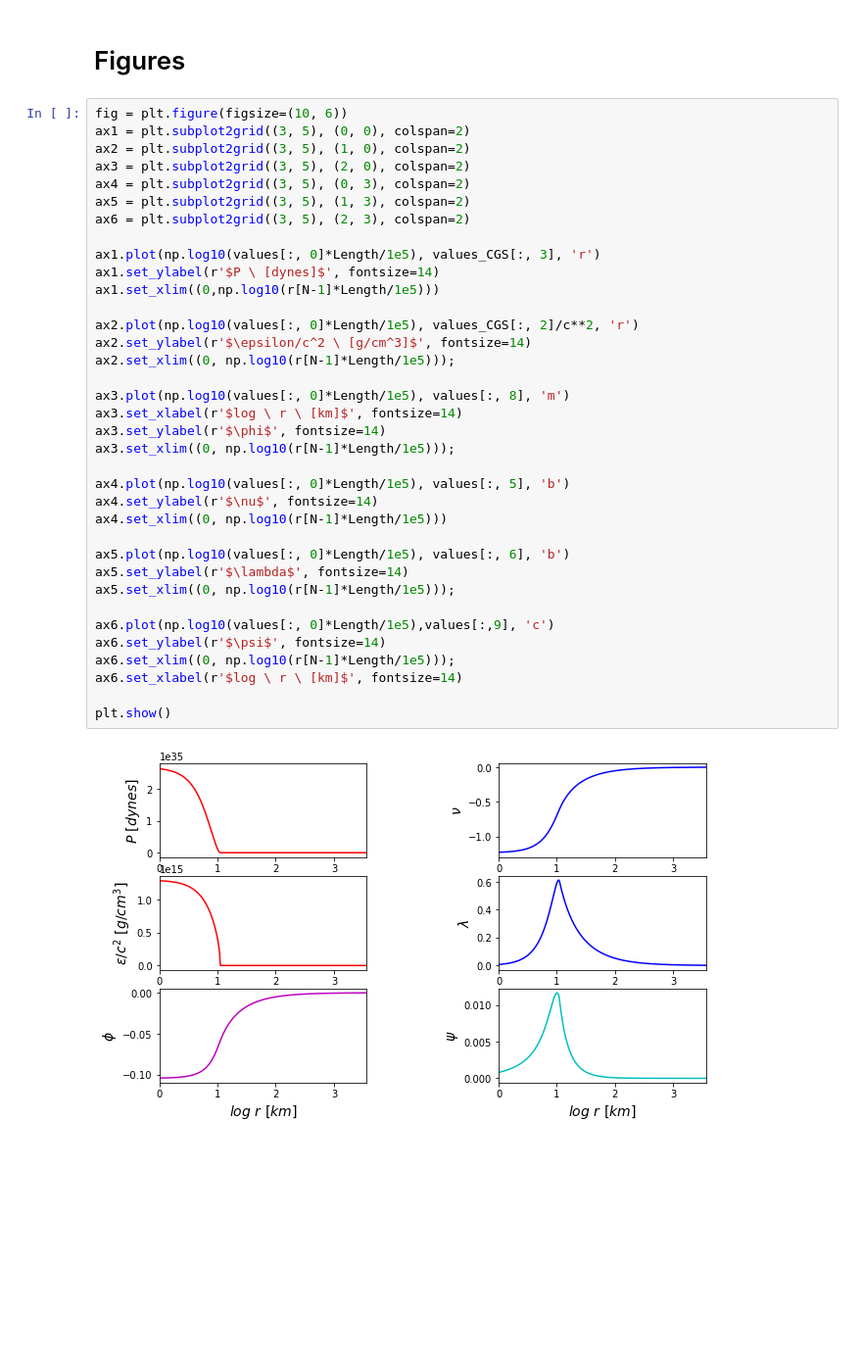
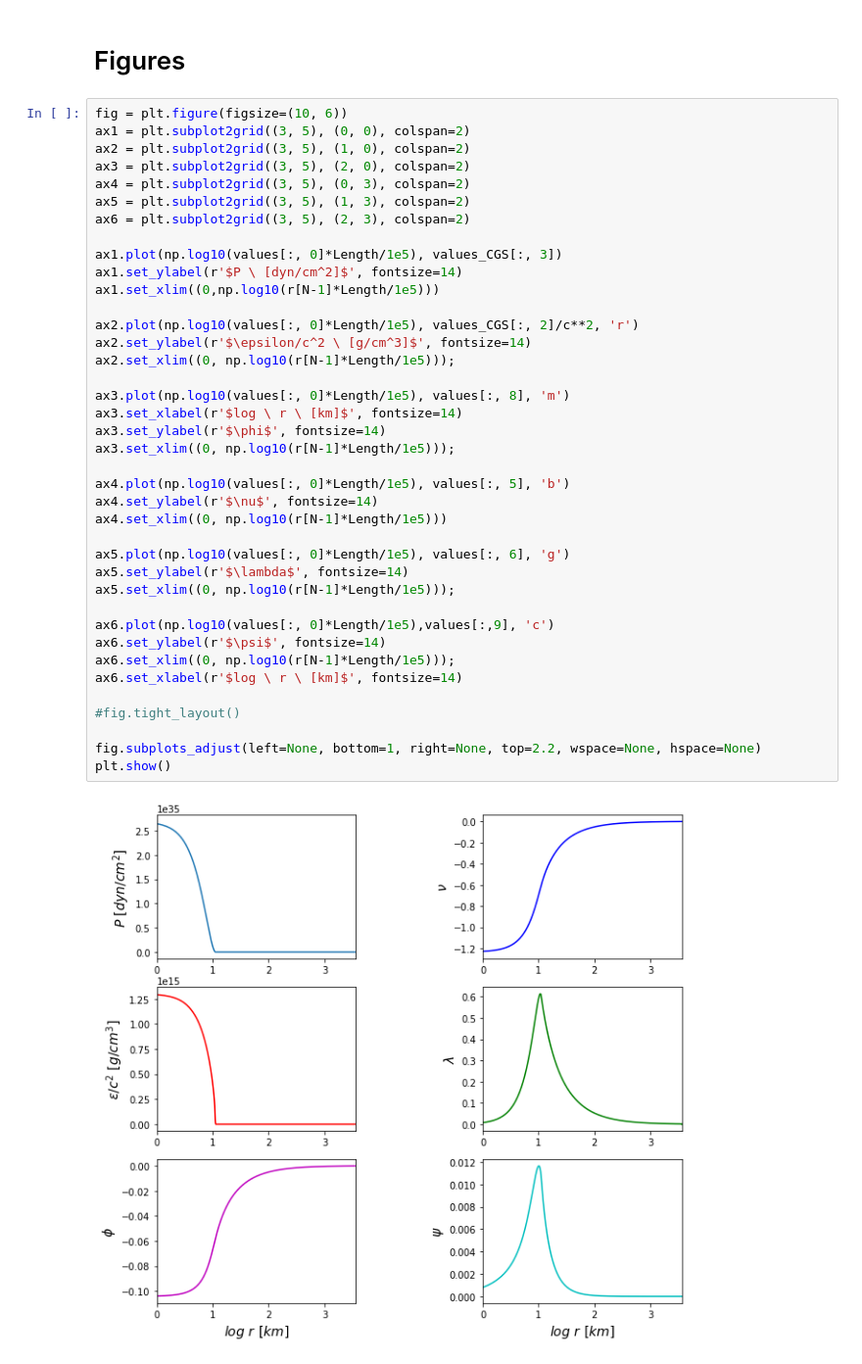
Before and after one commit to niksterg/pyTOV-STT, a Jupyter notebook: TOV-pp-STT.ipynb, the cells around one changed output. Shown at 98% size. Saved outputs shown, nothing was run; the diff lists cells and outputs as text; blank space fills up the shorter version.

Commit message:
improved plot

```diff
--- a/TOV-pp-STT.ipynb
+++ b/TOV-pp-STT.ipynb
@@ -577,34 +577,37 @@ ax2 = plt.subplot2grid((3, 5), (1, 0), colspan=2)
 ax3 = plt.subplot2grid((3, 5), (2, 0), colspan=2)
 ax4 = plt.subplot2grid((3, 5), (0, 3), colspan=2)
 ax5 = plt.subplot2grid((3, 5), (1, 3), colspan=2)
 ax6 = plt.subplot2grid((3, 5), (2, 3), colspan=2)
 
-ax1.plot(np.log10(values[:, 0]*Length/1e5), values_CGS[:, 3], 'r')
-ax1.set_ylabel(r'$P \ [dynes]$', fontsize=14)
+ax1.plot(np.log10(values[:, 0]*Length/1e5), values_CGS[:, 3])
+ax1.set_ylabel(r'$P \ [dyn/cm^2]$', fontsize=14)
 ax1.set_xlim((0,np.log10(r[N-1]*Length/1e5)))
 
 ax2.plot(np.log10(values[:, 0]*Length/1e5), values_CGS[:, 2]/c**2, 'r')
 ax2.set_ylabel(r'$\epsilon/c^2 \ [g/cm^3]$', fontsize=14)
 ax2.set_xlim((0, np.log10(r[N-1]*Length/1e5)));
 
 ax3.plot(np.log10(values[:, 0]*Length/1e5), values[:, 8], 'm')
 ax3.set_xlabel(r'$log \ r \ [km]$', fontsize=14)
 ax3.set_ylabel(r'$\phi$', fontsize=14)
 ax3.set_xlim((0, np.log10(r[N-1]*Length/1e5)));
 
 ax4.plot(np.log10(values[:, 0]*Length/1e5), values[:, 5], 'b')
 ax4.set_ylabel(r'$\nu$', fontsize=14)
 ax4.set_xlim((0, np.log10(r[N-1]*Length/1e5)))
 
-ax5.plot(np.log10(values[:, 0]*Length/1e5), values[:, 6], 'b')
+ax5.plot(np.log10(values[:, 0]*Length/1e5), values[:, 6], 'g')
 ax5.set_ylabel(r'$\lambda$', fontsize=14)
 ax5.set_xlim((0, np.log10(r[N-1]*Length/1e5)));
 
 ax6.plot(np.log10(values[:, 0]*Length/1e5),values[:,9], 'c')
 ax6.set_ylabel(r'$\psi$', fontsize=14)
 ax6.set_xlim((0, np.log10(r[N-1]*Length/1e5)));
 ax6.set_xlabel(r'$log \ r \ [km]$', fontsize=14)
 
+#fig.tight_layout()
+
+fig.subplots_adjust(left=None, bottom=1, right=None, top=2.2, wspace=None, hspace=None)
 plt.show()
 # %% [output]
-[figure, old version]
+[figure, new version]
```
